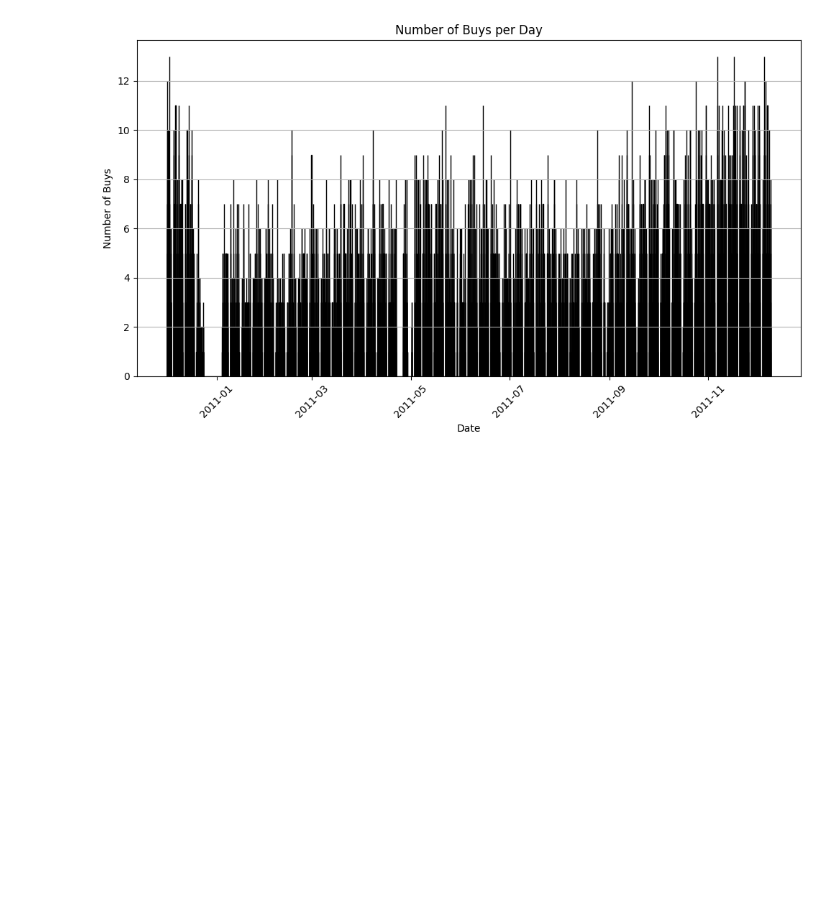
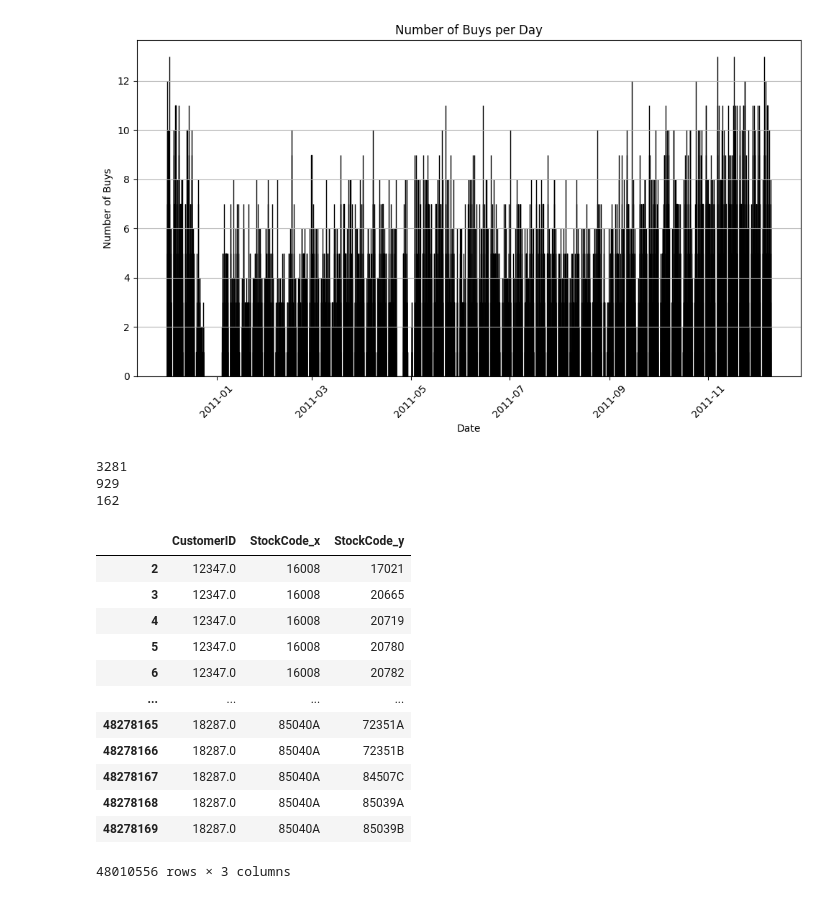
Before and after one commit to DEISI-ULHT-TFC-2023-24/TFC-DEISEI64-E-Commerce, a Jupyter notebook: Queries.ipynb, the cells around one changed output. Saved outputs shown, nothing was run; the diff lists cells and outputs as text; code cells hidden in the pictures; blank space fills up the shorter version.

Commit message:
Code organization, implemented product-product relation and accouting other data

```diff
--- a/Queries.ipynb
+++ b/Queries.ipynb
@@ -218,3 +155,33 @@ Try using .loc[row_indexer,col_indexer] = value instead
 See the caveats in the documentation: https://pandas.pydata.org/pandas-docs/stable/user_guide/indexing.html#returning-a-view-versus-a-copy
   filtered_data_quantity['InvoiceDate'] = pd.to_datetime(filtered_data_quantity['InvoiceDate'])
 [figure]
+# %%
+#----------------- Customer Distinction  -----------------#
+
+#TODO
+
+# Through the dataset, we check what type of clients we have.
+# In a year, if a client made below 100 purchases, we consider as a normal client
+# In a year, if a client made between 100 and 364 purchases, we consider as a daily client
+# In a year, if a client made between 365 and 7962 purchases, we consider as big client
+normal_clients = 0
+daily_clients = 0
+big_clients = 0
+
+for client_id, purchases in customer_items.items():
+    if len(purchases) < 100:
+        normal_clients += 1
+    elif 100 <= len(purchases) < 365:
+        daily_clients += 1
+    elif 365 <= len(purchases) < 7963:
+        big_clients += 1
+    else:
+        print(f"Error for ClientID {client_id}: Unexpected number of purchases - {len(purchases)}")
+
+print(normal_clients)
+print(daily_clients)
+print(big_clients)
+# %% [output]
+3281
+929
+162
@@ -220,0 +201,33 @@ See the caveats in the documentation: https://pandas.pydata.org/pandas-docs/stab
+# %%
+#----------------- Product-Product Relation -----------------#
+
+output_dataframe = pd.DataFrame(customer_data)
+
+# Agroup the data by customerID, StockCode and their quantity
+output_agg = datasetRetail.groupby(['CustomerID', 'StockCode']).agg({'Quantity': 'sum'})
+
+# Creates the correct index
+output_agg.reset_index(inplace=True)
+
+# Merge the dataframe to create the relation needed
+output_agg = pd.merge(output_agg, output_agg, how='inner', on='CustomerID')
+
+# Filters the output, where it only gives the products that are different
+result_df = output_agg[output_agg['StockCode_x'] != output_agg['StockCode_y']]
+
+# Get the dataframe with only the products and CustomerID
+result_df[['CustomerID', 'StockCode_x', 'StockCode_y']]
+# %% [output]
+|  | CustomerID | StockCode_x | StockCode_y |
+| 2 | 12347.0 | 16008 | 17021 |
+| 3 | 12347.0 | 16008 | 20665 |
+| 4 | 12347.0 | 16008 | 20719 |
+| 5 | 12347.0 | 16008 | 20780 |
+| 6 | 12347.0 | 16008 | 20782 |
+| ... | ... | ... | ... |
+| 48278165 | 18287.0 | 85040A | 72351A |
+| 48278166 | 18287.0 | 85040A | 72351B |
+| 48278167 | 18287.0 | 85040A | 84507C |
+| 48278168 | 18287.0 | 85040A | 85039A |
+| 48278169 | 18287.0 | 85040A | 85039B |
+48010556 rows × 3 columns
```
Also changed, not shown: parts of 11 cells of this notebook.
